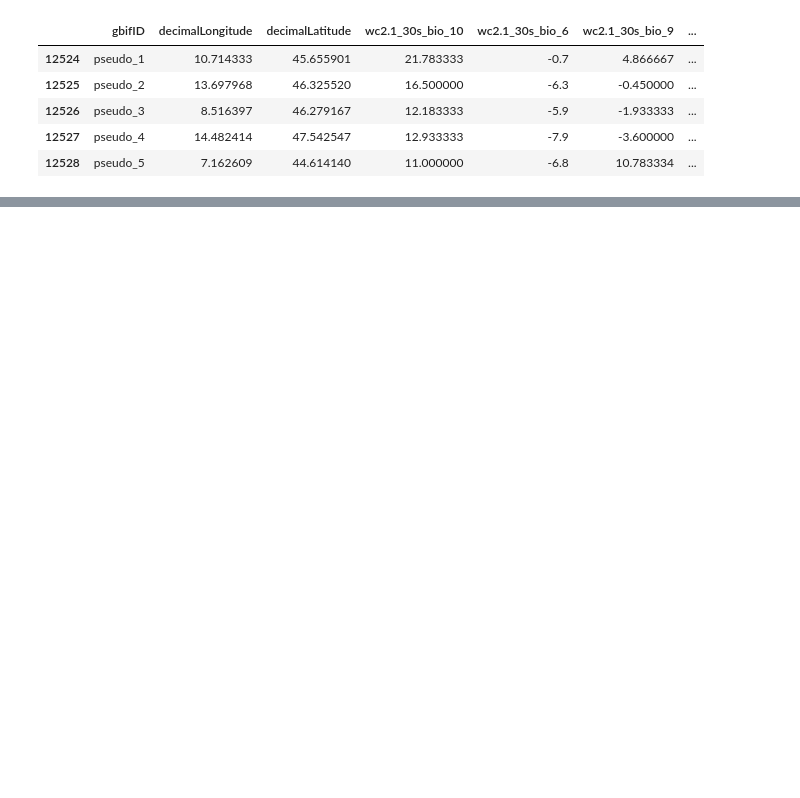
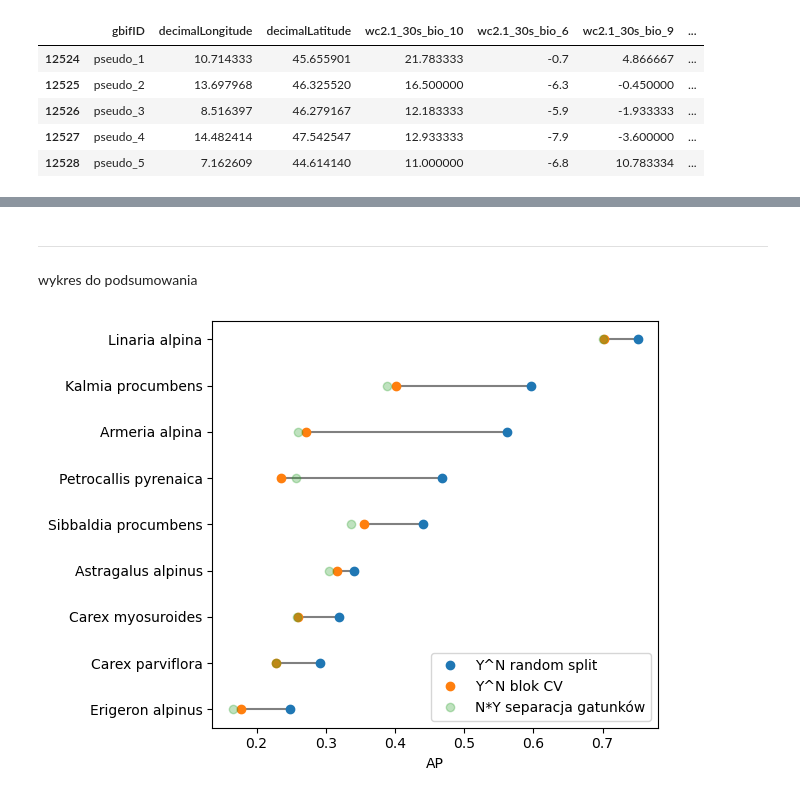
Before and after one commit to Kajsyr/Tatrzanskie-modelowanie, a Jupyter notebook: 02_Learning.ipynb, the cells around one changed output, grey strips where cells are left out. Cells and saved outputs as stored; diff of their text form; code cells hidden in the pictures; blank space fills up the shorter version.

```diff
--- a/02_Learning.ipynb
+++ b/02_Learning.ipynb
@@ -643,0 +643,20 @@ plt.show()
+# %% [markdown]
+---
+wykres do podsumowania
+# %%
+import pandas as pd, matplotlib.pyplot as plt, numpy as np
+
+a = pd.read_csv("signal1.csv").set_index("species")
+b = pd.read_csv("signal_block.csv").set_index("species").loc[a.index]
+c = pd.read_csv("signal_sep.csv").set_index("species").loc[a.index]
+
+order = a["avg_prec"].sort_values().index
+y = np.arange(len(order))
+
+plt.hlines(y, b.loc[order, "avg_prec"], a.loc[order, "avg_prec"], color="gray")
+plt.plot(a.loc[order, "avg_prec"], y, "o", label="Y^N random split")
+plt.plot(b.loc[order, "avg_prec"], y, "o", label="Y^N blok CV")
+plt.plot(c.loc[order, "avg_prec"], y, "o", label="N*Y separacja gatunków", alpha=0.3)
+plt.yticks(y, order); plt.xlabel("AP"); plt.legend(); plt.tight_layout(); plt.show()
+# %% [output]
+[figure, added]
```
Also changed, not shown: parts of 26 cells of this notebook.
